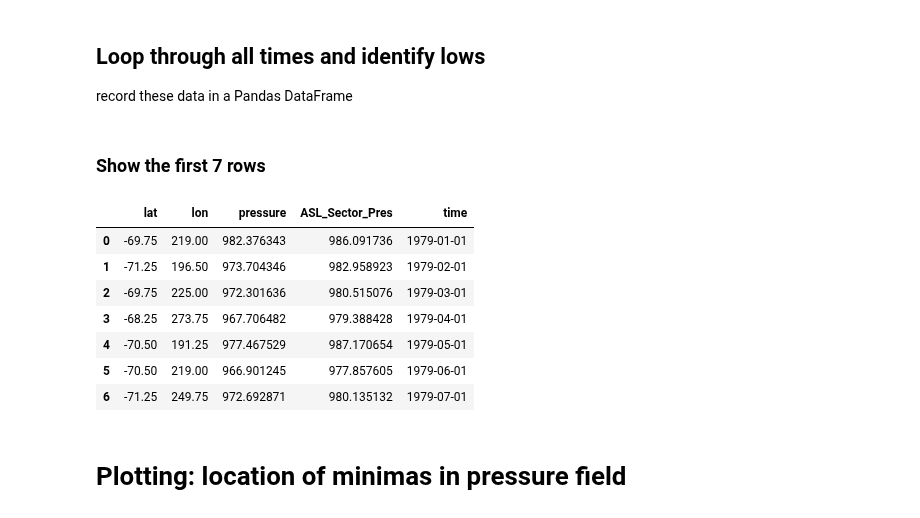
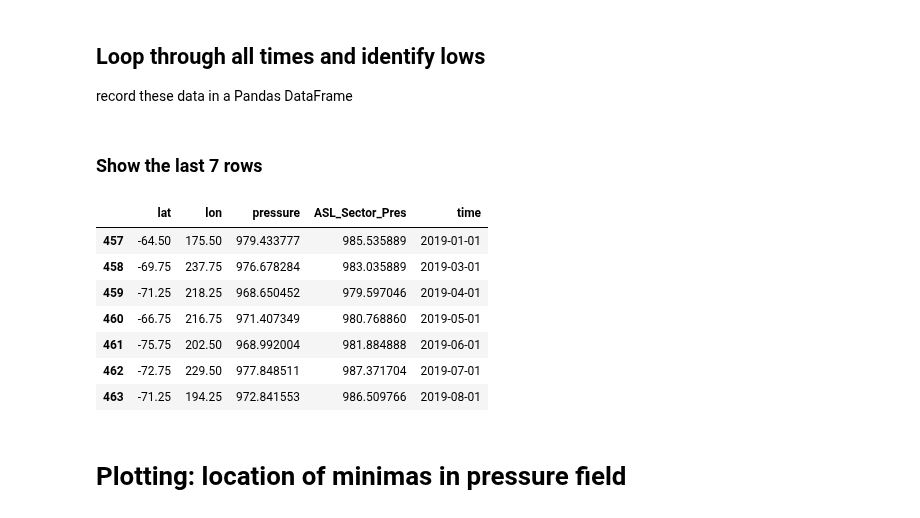
Before and after one commit to scotthosking/amundsen-sea-low-index, a Jupyter notebook: Amundsen_Sea_Low.ipynb, the cells around one changed output. Drawn from its saved outputs; the diff is of its cells as text; code cells hidden in the pictures.

```diff
--- a/Amundsen_Sea_Low.ipynb
+++ b/Amundsen_Sea_Low.ipynb
@@ -12,7 +12,7 @@ from skimage.feature import peak_local_max
 # %% [markdown]
 ## Read in gridded monthly mean data for period 1979-2018
 # %%
-ds   = xr.open_dataset('~/DATA/ERAI/erai_Surface_MonthlyMeansFromDaily.nc')
+ds   = xr.open_dataset('~/Desktop/era5_mean_sea_level_pressure_monthly.nc')
 mask = xr.open_dataset('~/DATA/ERAI/erai_invariant.nc').lsm.squeeze()
 # %%
 da = ds.msl
@@ -52,7 +52,7 @@ def get_lows(da, threshold=None):
         threshold_abs  = threshold * -1  # define threshold cut-off for peaks (inverted lows)
 
     minima_yx = peak_local_max(invert_data,            # input data
-                           min_distance=4,             # peaks are separated by at least min_distance
+                           min_distance=1,             # peaks are separated by at least min_distance
                            num_peaks=6,                # maximum number of peaks
                            exclude_border=True,        # excludes peaks from within min_distance - pixels of the border
                            threshold_abs=threshold_abs # minimum intensity of peaks
@@ -128,18 +128,18 @@ for t in range(0,ntime):
     da_t   = da.isel(time=t) / 100.
     asl_df = pd.concat([asl_df, get_asl(da_t, asl_region, mask)]).reset_index(drop=True)
 # %% [markdown]
-### Show the first 7 rows
+### Show the last 7 rows
 # %%
-asl_df.iloc[0:7]
+asl_df.iloc[-7:]
 # %% [output]
 |  | lat | lon | pressure | ASL_Sector_Pres | time |
-| 0 | -69.75 | 219.00 | 982.376343 | 986.091736 | 1979-01-01 |
-| 1 | -71.25 | 196.50 | 973.704346 | 982.958923 | 1979-02-01 |
-| 2 | -69.75 | 225.00 | 972.301636 | 980.515076 | 1979-03-01 |
-| 3 | -68.25 | 273.75 | 967.706482 | 979.388428 | 1979-04-01 |
-| 4 | -70.50 | 191.25 | 977.467529 | 987.170654 | 1979-05-01 |
-| 5 | -70.50 | 219.00 | 966.901245 | 977.857605 | 1979-06-01 |
-| 6 | -71.25 | 249.75 | 972.692871 | 980.135132 | 1979-07-01 |
+| 457 | -64.50 | 175.50 | 979.433777 | 985.535889 | 2019-01-01 |
+| 458 | -69.75 | 237.75 | 976.678284 | 983.035889 | 2019-03-01 |
+| 459 | -71.25 | 218.25 | 968.650452 | 979.597046 | 2019-04-01 |
+| 460 | -66.75 | 216.75 | 971.407349 | 980.768860 | 2019-05-01 |
+| 461 | -75.75 | 202.50 | 968.992004 | 981.884888 | 2019-06-01 |
+| 462 | -72.75 | 229.50 | 977.848511 | 987.371704 | 2019-07-01 |
+| 463 | -71.25 | 194.25 | 972.841553 | 986.509766 | 2019-08-01 |
 # %%
 asl_df.to_csv('asli_v3_era-interim.csv', index=False)
 # %% [markdown]
```
Also changed, not shown: parts of 3 cells of this notebook, 1 other file.
